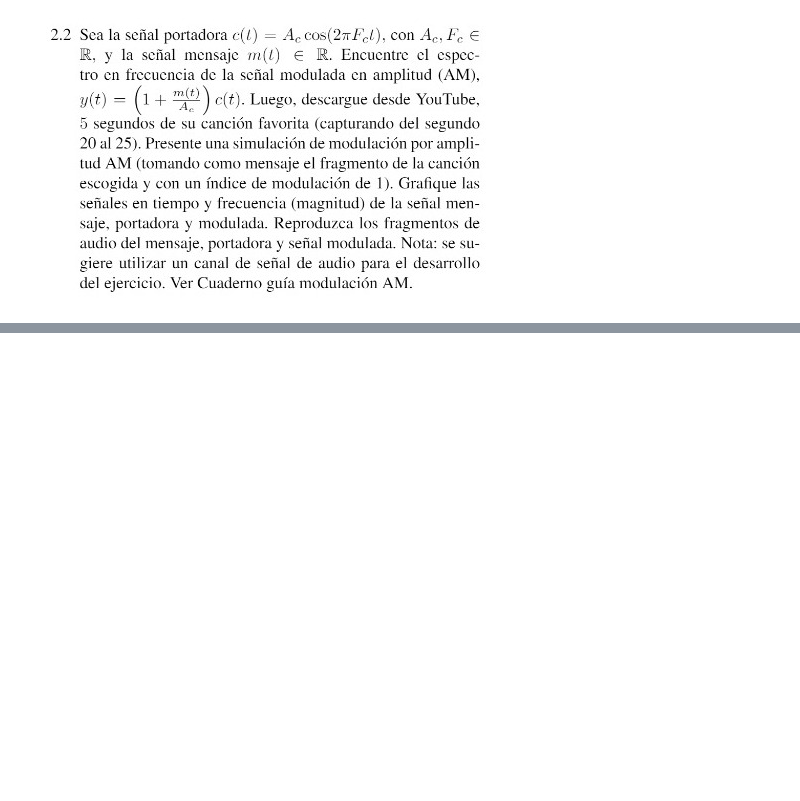
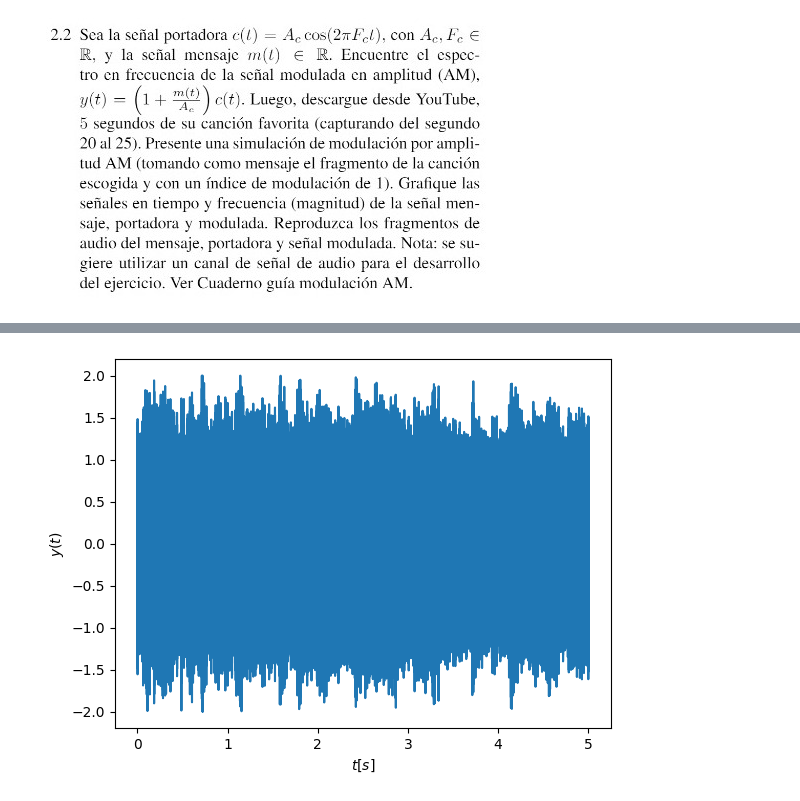
Before and after one commit to JRiveraB23/SyS05, a Jupyter notebook: Punto2.ipynb, the cells around one changed output, grey strips where cells are left out. Drawn from its saved outputs; the diff is of its cells as text; code cells hidden in the pictures; blank space fills up the shorter version.

```diff
--- a/Punto2.ipynb
+++ b/Punto2.ipynb
@@ -129,0 +161,6 @@ Audio(demodulada_final.T, rate=fs)
+# %%
+#cargar .wavs y partir audios
+#lista archivos .wav
+path = 'results/'
+wav_files = [f for f in os.listdir(path) if f.endswith('.wav')]
+wav_files
@@ -129,0 +233,8 @@ Audio(demodulada_final.T, rate=fs)
+# %%
+y = (1+xm/Ac)*c #señal modulada en AM
+plt.plot(t,y)
+plt.xlabel('$t[s]$')
+plt.ylabel('$y(t)$')
+plt.show()
+# %% [output]
+[figure, added]
```
Also changed, not shown: parts of 37 cells of this notebook.
